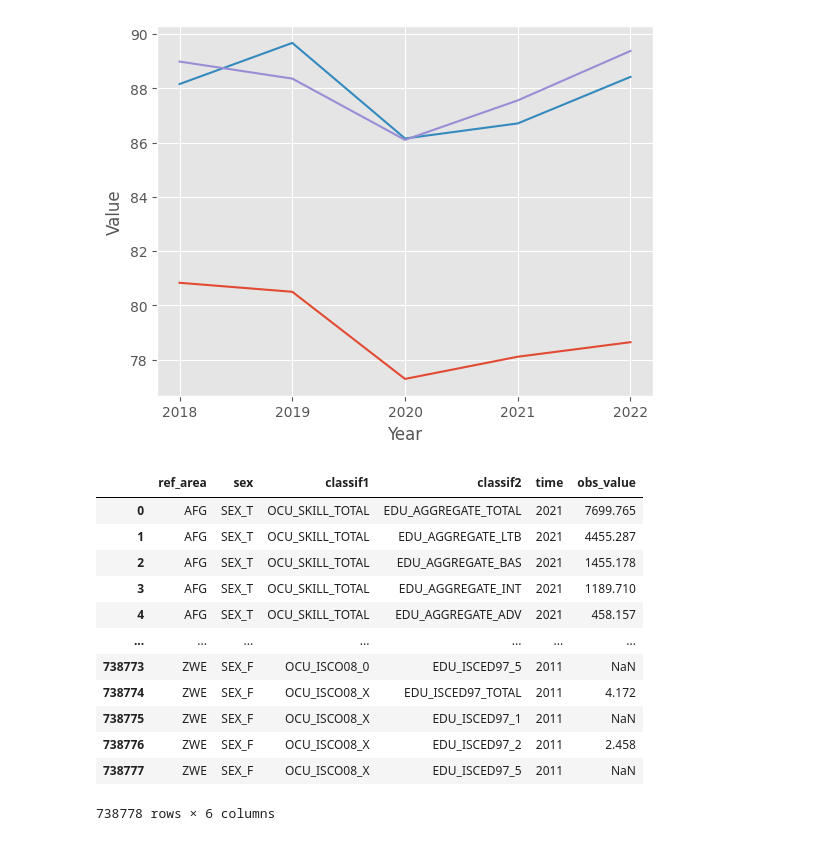
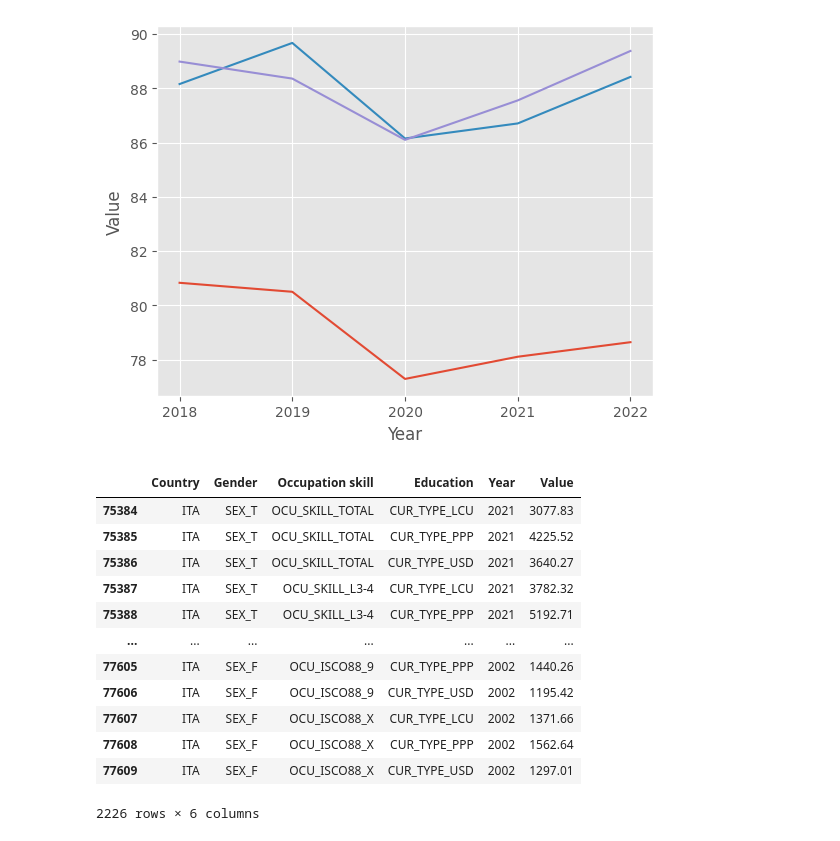
Before and after one commit to openaccesstoimmigrants/EmpowerItaly, a Jupyter notebook: Data_Management.ipynb, the cells around one changed output. Saved outputs shown, nothing was run; the diff lists cells and outputs as text; code cells hidden in the pictures.

```diff
--- a/Data_Management.ipynb
+++ b/Data_Management.ipynb
@@ -224,29 +223,36 @@ ax2 = sns.lineplot(x='Year', y='Value', data=act_males_ed_3)
 #filepath.parent.mkdir(parents=True, exist_ok=True)
 #merged.to_csv(filepath)
 # %%
-df_occ = pd.read_csv("_datasets/EMP_TEMP_SEX_OCU_EDU_NB_A.csv", sep=",")
+df_emp = pd.read_csv("_datasets/OECD_Employment_Unemployment_Participation_Rate[2018-2021].csv", sep=",")
 
 df_occ = df_occ[['ref_area',
                  'sex',
                  'classif1',
                  'classif2',
                  'time',
                  'obs_value']].copy()
 
-df_occ_ITA = df_occ.loc[df_occ['ref_area']=='ITA']
+df_occ = df_occ.rename(columns={'ref_area':'Country',
+                   'sex':'Gender',
+                   'classif1':'Occupation skill',
+                   'classif2':'Education',
+                   'time':'Year',
+                   'obs_value':'Value'})
 
-df_occ
+df_IT = df_occ.query('Country =="ITA"')
+
+df_IT
 # %% [output]
-|  | ref_area | sex | classif1 | classif2 | time | obs_value |
-| 0 | AFG | SEX_T | OCU_SKILL_TOTAL | EDU_AGGREGATE_TOTAL | 2021 | 7699.765 |
-| 1 | AFG | SEX_T | OCU_SKILL_TOTAL | EDU_AGGREGATE_LTB | 2021 | 4455.287 |
-| 2 | AFG | SEX_T | OCU_SKILL_TOTAL | EDU_AGGREGATE_BAS | 2021 | 1455.178 |
-| 3 | AFG | SEX_T | OCU_SKILL_TOTAL | EDU_AGGREGATE_INT | 2021 | 1189.710 |
-| 4 | AFG | SEX_T | OCU_SKILL_TOTAL | EDU_AGGREGATE_ADV | 2021 | 458.157 |
+|  | Country | Gender | Occupation skill | Education | Year | Value |
+| 75384 | ITA | SEX_T | OCU_SKILL_TOTAL | CUR_TYPE_LCU | 2021 | 3077.83 |
+| 75385 | ITA | SEX_T | OCU_SKILL_TOTAL | CUR_TYPE_PPP | 2021 | 4225.52 |
+| 75386 | ITA | SEX_T | OCU_SKILL_TOTAL | CUR_TYPE_USD | 2021 | 3640.27 |
+| 75387 | ITA | SEX_T | OCU_SKILL_L3-4 | CUR_TYPE_LCU | 2021 | 3782.32 |
+| 75388 | ITA | SEX_T | OCU_SKILL_L3-4 | CUR_TYPE_PPP | 2021 | 5192.71 |
 | ... | ... | ... | ... | ... | ... | ... |
-| 738773 | ZWE | SEX_F | OCU_ISCO08_0 | EDU_ISCED97_5 | 2011 | NaN |
-| 738774 | ZWE | SEX_F | OCU_ISCO08_X | EDU_ISCED97_TOTAL | 2011 | 4.172 |
-| 738775 | ZWE | SEX_F | OCU_ISCO08_X | EDU_ISCED97_1 | 2011 | NaN |
-| 738776 | ZWE | SEX_F | OCU_ISCO08_X | EDU_ISCED97_2 | 2011 | 2.458 |
-| 738777 | ZWE | SEX_F | OCU_ISCO08_X | EDU_ISCED97_5 | 2011 | NaN |
+| 77605 | ITA | SEX_F | OCU_ISCO88_9 | CUR_TYPE_PPP | 2002 | 1440.26 |
+| 77606 | ITA | SEX_F | OCU_ISCO88_9 | CUR_TYPE_USD | 2002 | 1195.42 |
+| 77607 | ITA | SEX_F | OCU_ISCO88_X | CUR_TYPE_LCU | 2002 | 1371.66 |
+| 77608 | ITA | SEX_F | OCU_ISCO88_X | CUR_TYPE_PPP | 2002 | 1562.64 |
+| 77609 | ITA | SEX_F | OCU_ISCO88_X | CUR_TYPE_USD | 2002 | 1297.01 |
-738778 rows × 6 columns
+2226 rows × 6 columns
```
Also changed, not shown: parts of 1 cell of this notebook, 8 other files.
